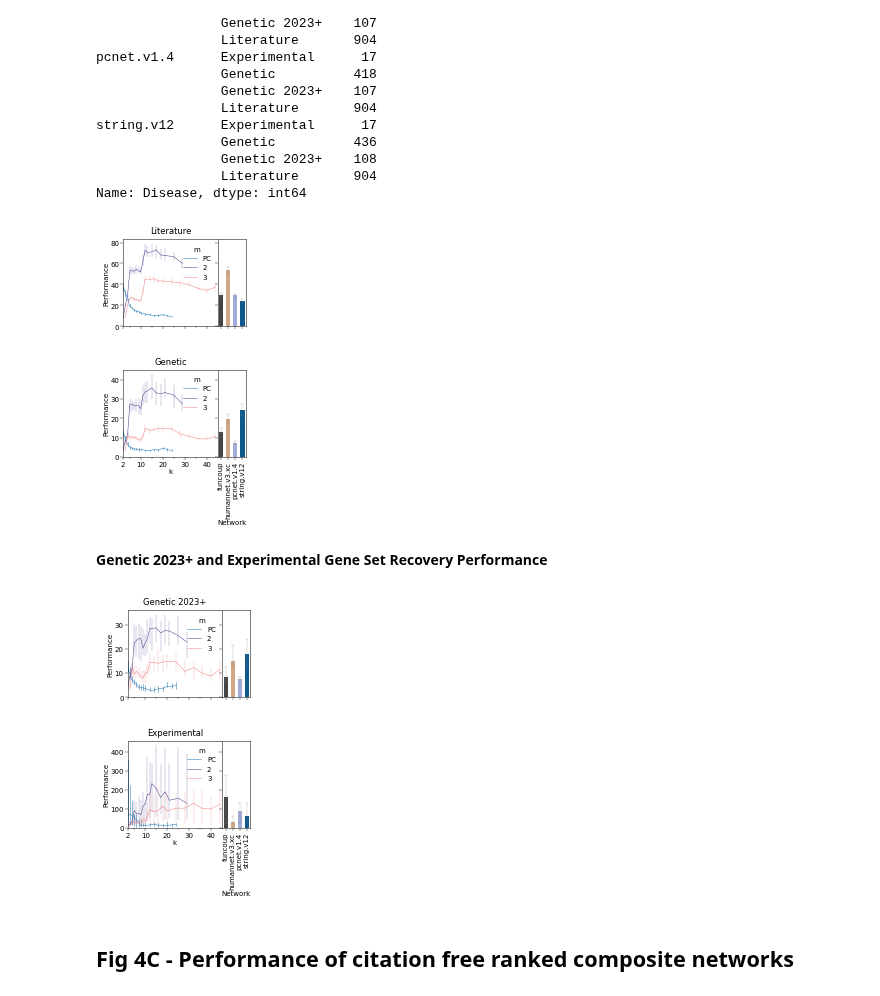
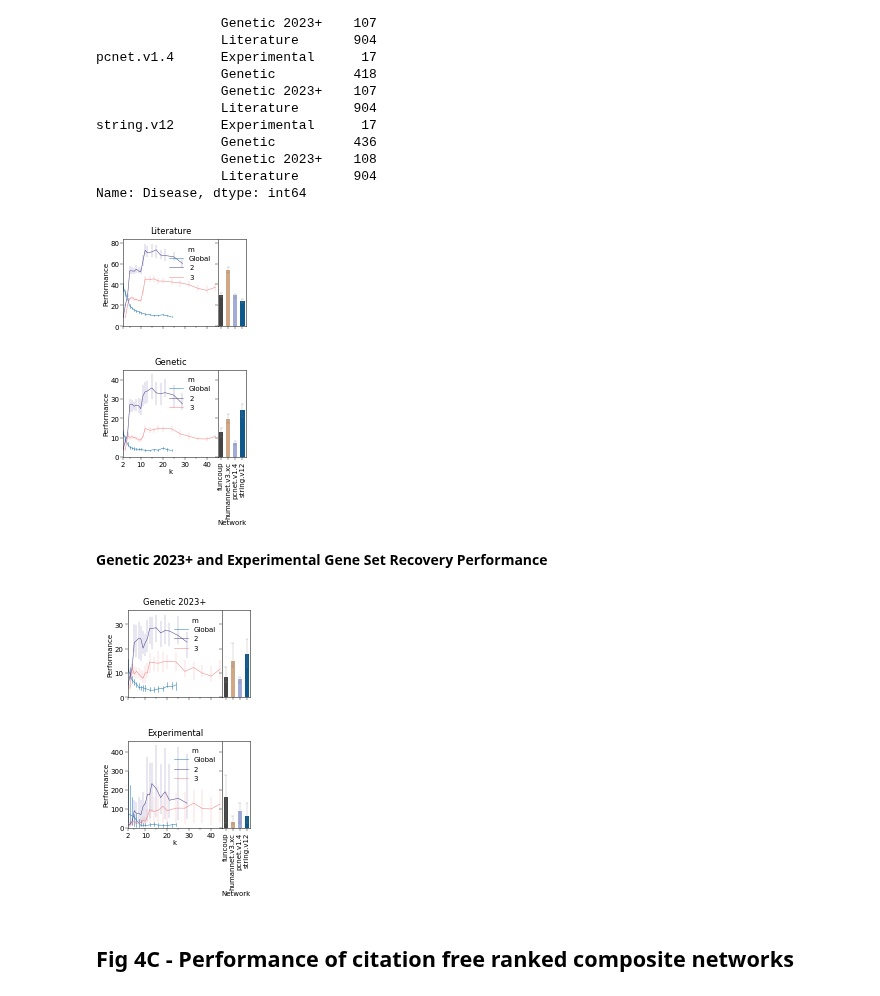
Before and after one commit to sarah-n-wright/Network_Evaluation_Tools, a Jupyter notebook: StateOfTheInteractomes_Notebooks/4_Composite_networks.ipynb, the cells around one changed output. Saved outputs shown, nothing was run; the diff lists cells and outputs as text; code cells hidden in the pictures.

```diff
--- a/StateOfTheInteractomes_Notebooks/4_Composite_networks.ipynb
+++ b/StateOfTheInteractomes_Notebooks/4_Composite_networks.ipynb
@@ -206,11 +206,11 @@ for i, ax in enumerate([ax3, ax5]):
                 capsize=0.4, linewidth=0.5, width=0.6,
                 palette=['#444444', '#d1a786','#a3acd8', '#0e588b'], fill=True, saturation=1)#edgecolor='k
     # Plot the Global composite networks
-    sns.lineplot(data=performance_df[(performance_df.method=='PC') & (performance_df.GeneSet==genesets[i])], x='k',
+    sns.lineplot(data=performance_df[(performance_df.method=='Global') & (performance_df.GeneSet==genesets[i])], x='k',
                  y='Performance', hue='method',linewidth=0.5, ax=ax, err_style='bars', err_kws={'linewidth':0.5}, estimator='median')
     # Plot the ranked composite networks
-    if 'OC' in performance_df.method.unique():
-        sns.lineplot(data=performance_df[(performance_df.method=='OC') & (performance_df.GeneSet==genesets[i])], x='k',
+    if 'Ranked' in performance_df.method.unique():
+        sns.lineplot(data=performance_df[(performance_df.method=='Ranked') & (performance_df.GeneSet==genesets[i])], x='k',
                      y='Performance', hue='m', ax=ax, err_style='bars',
                     hue_order=[2,3], palette = [ 'darkslateblue', 'lightcoral'], linewidth=0.5, err_kws={'linewidth':0.25}, estimator='median')
     ax.set_title(genesets[i])
@@ -223,38 +223,38 @@ ax3.set_xlabel('')
 ax3a.set_xlabel('')
 plt.savefig(figdir+'4B_composite_performance_1.jpg', dpi=300, bbox_inches='tight')
 # %% [output]
-[figure, old version]
+[figure, new version]
 # %% [markdown]
 **Genetic 2023+ and Experimental Gene Set Recovery Performance**
 # %%
 genesets = ['Literature', 'Genetic', 'Genetic 2023+', 'Experimental']
 _, [[ax3, ax3a], [ax5, ax5a]] = plt.subplots(nrows=2, ncols=2, figsize=(2.2, 4),
                 gridspec_kw={'wspace':0, 'hspace':0.5, 'width_ratios':[1, 0.3]}, sharey='row', sharex='col')
 
 
 for j, ax in enumerate([ax3, ax5]):
     i=j+2
     # Plot the comparison networks
     a = comparison_results[comparison_results['GeneSet']==genesets[i]].pivot(index='Disease', columns='Network', values='Performance')
     sns.barplot(a, estimator='median', ax=[ax3a, ax5a][j],errorbar=('ci', 95),err_kws={'linewidth': 0.25, 'color':'grey'}, capsize=0.4, linewidth=0.5, width=0.6,
                 palette=['#444444', '#d1a786','#a3acd8', '#0e588b'], fill=True, saturation=1)#edgecolor='k
     # Plot the 'Global' composites
-    sns.lineplot(data=performance_df[(performance_df.method=='PC') & (performance_df.GeneSet==genesets[i])], x='k', y='Performance', hue='method',linewidth=0.5, ax=ax, err_style='bars', err_kws={'linewidth':0.5}, estimator='median')
+    sns.lineplot(data=performance_df[(performance_df.method=='Global') & (performance_df.GeneSet==genesets[i])], x='k', y='Performance', hue='method',linewidth=0.5, ax=ax, err_style='bars', err_kws={'linewidth':0.5}, estimator='median')
     # Plot the 'Ranked' composites
-    if 'OC' in performance_df.method.unique():
-        sns.lineplot(data=performance_df[(performance_df.method=='OC') & (performance_df.GeneSet==genesets[i])], x='k', y='Performance', hue='m', ax=ax, err_style='bars',
+    if 'Ranked' in performance_df.method.unique():
+        sns.lineplot(data=performance_df[(performance_df.method=='Ranked') & (performance_df.GeneSet==genesets[i])], x='k', y='Performance', hue='m', ax=ax, err_style='bars',
                     hue_order=[2,3], palette = [ 'darkslateblue', 'lightcoral'], linewidth=0.5, err_kws={'linewidth':0.25}, estimator='median')
     ax.set_title(genesets[i].split('_a64_')[0])
     _ = ax.set_xticks([2, 10,20,30,40])
     _ = ax.set_xticks([5, 15,25,35], minor=True)
     ax.set_xlim(2, 45)
 
     [ax3a, ax5a][j].tick_params(axis='x', rotation=90)
 ax3.set_xlabel('')
 ax3a.set_xlabel('')
 plt.savefig(figdir+'4B_composite_performance_2.jpg', dpi=300, bbox_inches='tight')
 # %% [output]
-[figure, old version]
+[figure, new version]
 # %% [markdown]
 ## Fig 4C - Performance of citation free ranked composite networks
 # %%
```
Also changed, not shown: parts of 5 cells of this notebook, 2 other files.
